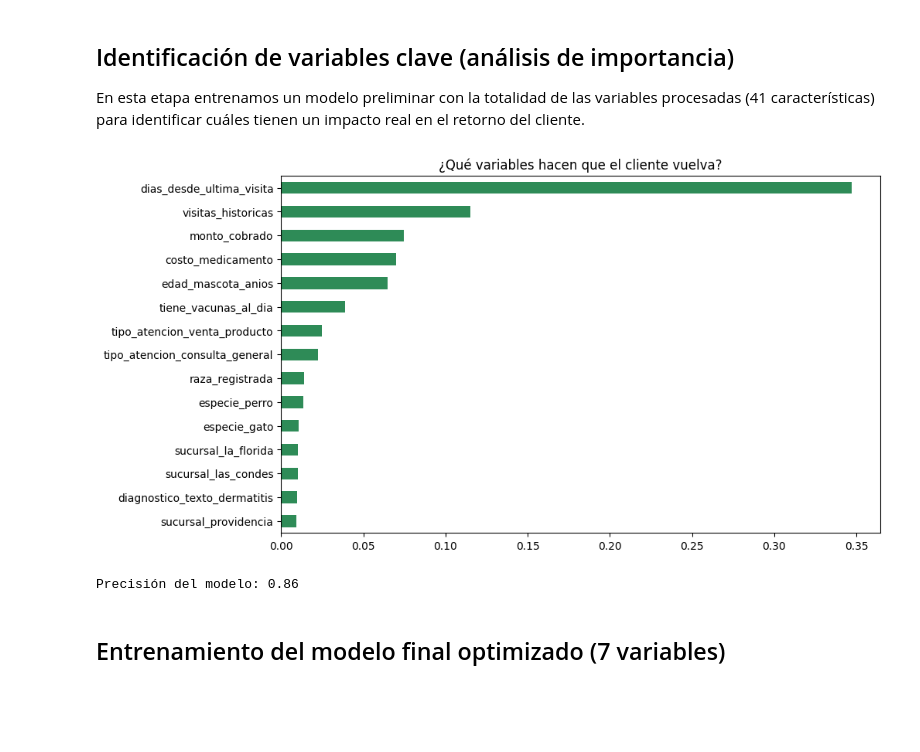
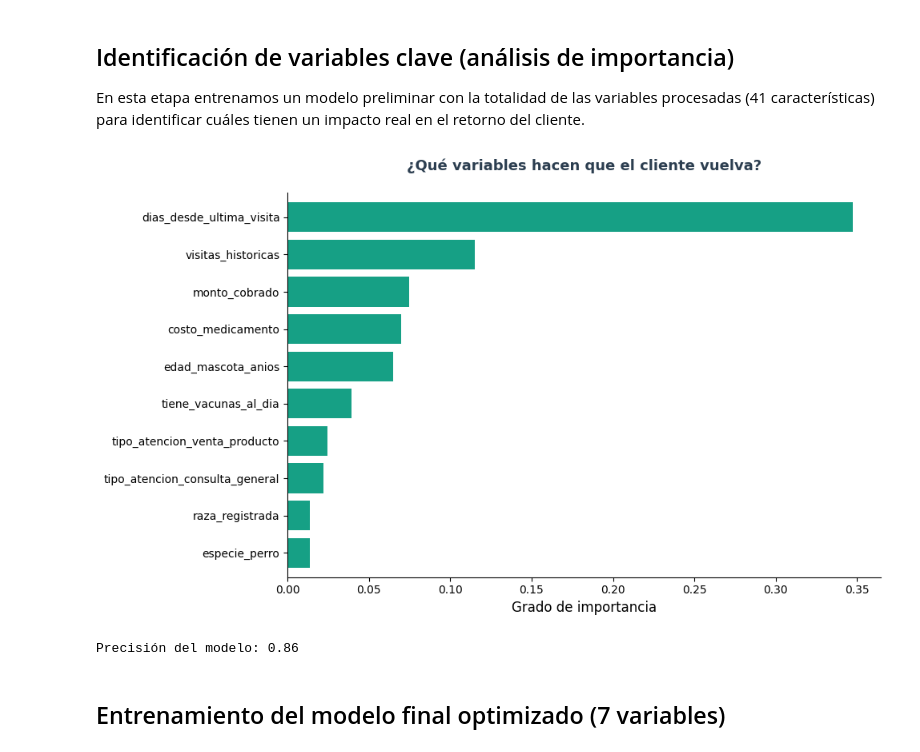
Before and after one commit to daemon1s/vetsur-ml-fastapi-nextjs, a Jupyter notebook: notebooks/vetsur.ipynb, the cells around one changed output. Cells and saved outputs as stored; diff of their text form; code cells hidden in the pictures; blank space fills up the shorter version.

```diff
--- a/notebooks/vetsur.ipynb
+++ b/notebooks/vetsur.ipynb
@@ -325,31 +414,39 @@ Data columns (total 45 columns):
 ## Identificación de variables clave (análisis de importancia)
 En esta etapa entrenamos un modelo preliminar con la totalidad de las variables procesadas (41 características) para identificar cuáles tienen un impacto real en el retorno del cliente.
 # %%
+import pandas as pd
+import matplotlib.pyplot as plt
 from sklearn.model_selection import train_test_split
 from sklearn.ensemble import RandomForestClassifier
-import matplotlib.pyplot as plt
 
 X = df_final.drop(columns=['retorno_90d'])
 y = df_final['retorno_90d']
 
-# Split de datos (80/20)
 X_train, X_test, y_train, y_test = train_test_split(X, y, test_size=0.2, random_state=42)
 
-# Entrenamiento del modelo
+
 modelo = RandomForestClassifier(n_estimators=100, random_state=42)
 modelo.fit(X_train, y_train)
 
 
 importancias = pd.Series(modelo.feature_importances_, index=X.columns).sort_values(ascending=False)
 plt.figure(figsize=(10, 6))
-importancias.head(15).plot(kind='barh', color='seagreen')
-plt.title('¿Qué variables hacen que el cliente vuelva?')
+importancias.head(10).plot(kind='barh', color=vetsur_palette[1], width=0.8)
+
+plt.title('¿Qué variables hacen que el cliente vuelva?', fontsize=13, pad=20, fontweight='bold', color=vetsur_palette[0])
+plt.xlabel('Grado de importancia', fontsize=12)
 plt.gca().invert_yaxis()
+
+plt.grid(False)
+plt.gca().spines['top'].set_visible(False)
+plt.gca().spines['right'].set_visible(False)
+
+plt.tight_layout()
 plt.show()
 
 print(f"Precisión del modelo: {modelo.score(X_test, y_test):.2f}")
 # %% [output]
-[figure, old version]
+[figure, new version]
 Precisión del modelo: 0.86
 # %% [markdown]
 ## Entrenamiento del modelo final optimizado (7 variables)
```
Also changed, not shown: parts of 23 cells of this notebook, 12 other files.
